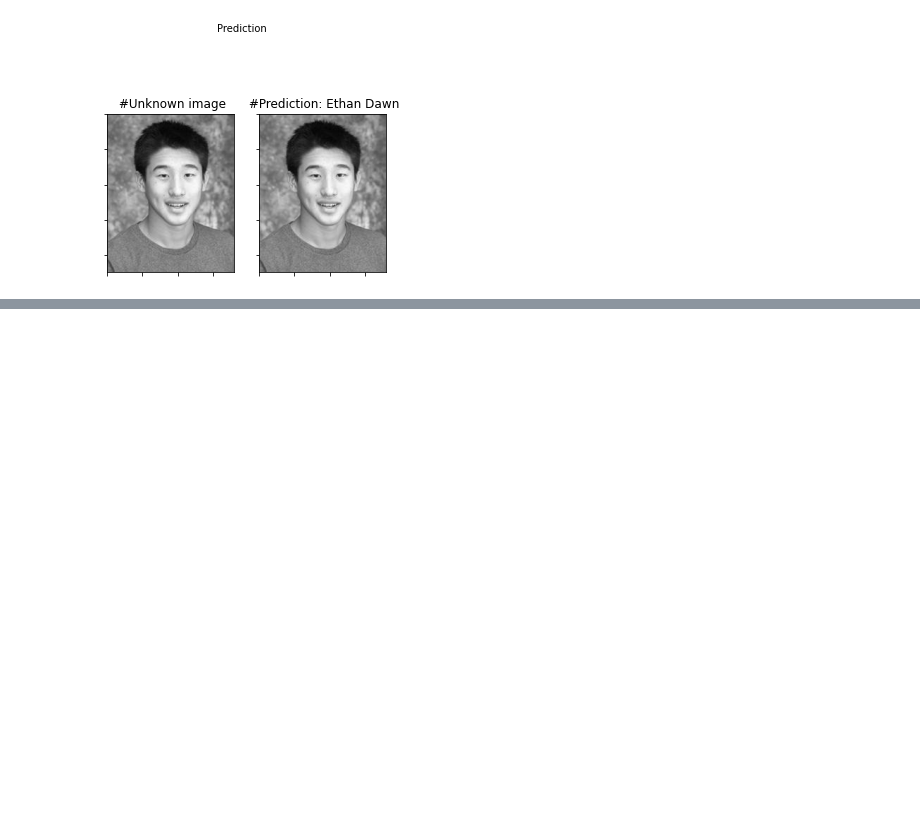
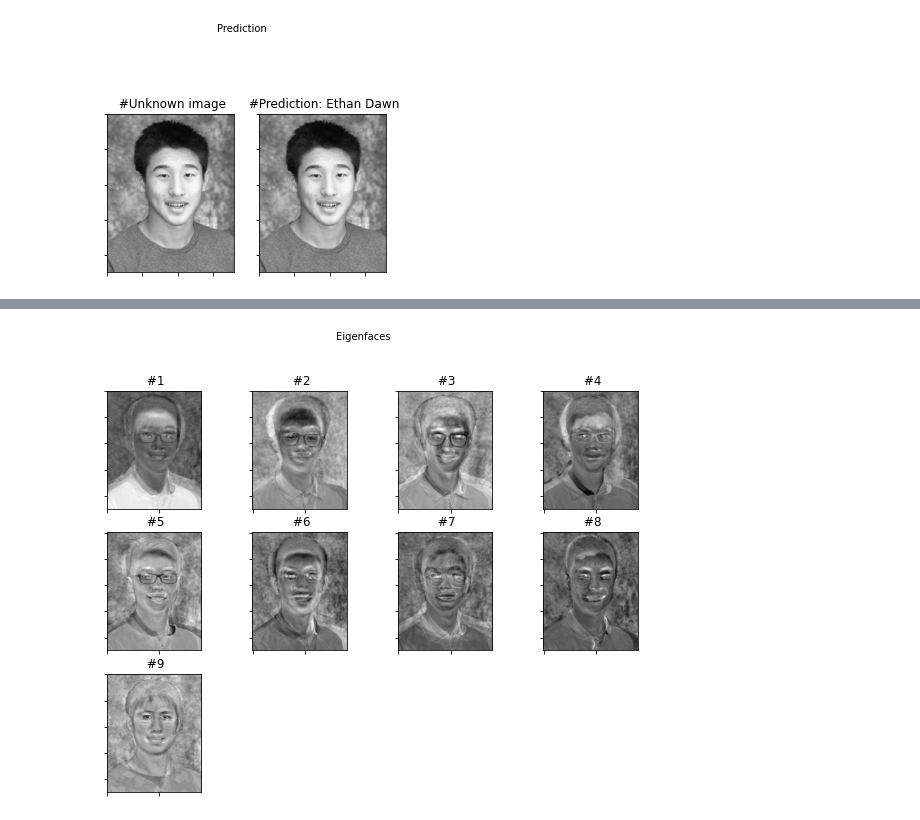
Before and after one commit to shaoruu/eigenfaces, a Jupyter notebook: main.ipynb, the cells around one changed output, grey strips where cells are left out. Saved outputs shown, nothing was run; the diff lists cells and outputs as text; code cells hidden in the pictures; blank space fills up the shorter version.

```diff
--- a/main.ipynb
+++ b/main.ipynb
@@ -240,0 +282,21 @@ subplot (title='Prediction', images=[test_image, X[predicted]], rows=1, cols=2,
+# %%
+v = []
+E = []
+x = np.transpose(eigenvectors)
+
+for p in range(len(x)):
+    vp = x[p]
+    for k in range(p):
+        vp -= (np.dot(x[p], v[k]) / np.dot(v[k], v[k])) * v[k]
+    v.append(vp)
+
+v = np.transpose(np.asarray(v))
+number = v.shape[1]
+
+for i in range(min(number, 16)):
+    e = v[:, i].reshape(X[0].shape)
+    E.append(np.asarray(e))
+
+subplot(title='Eigenfaces', images=E, rows=4, cols=4, colormap=plt.cm.gray, filename='orthogonalized_eigenfaces.png')
+# %% [output]
+[figure, added]
```
Also changed, not shown: parts of 14 cells of this notebook, 44 other files.
